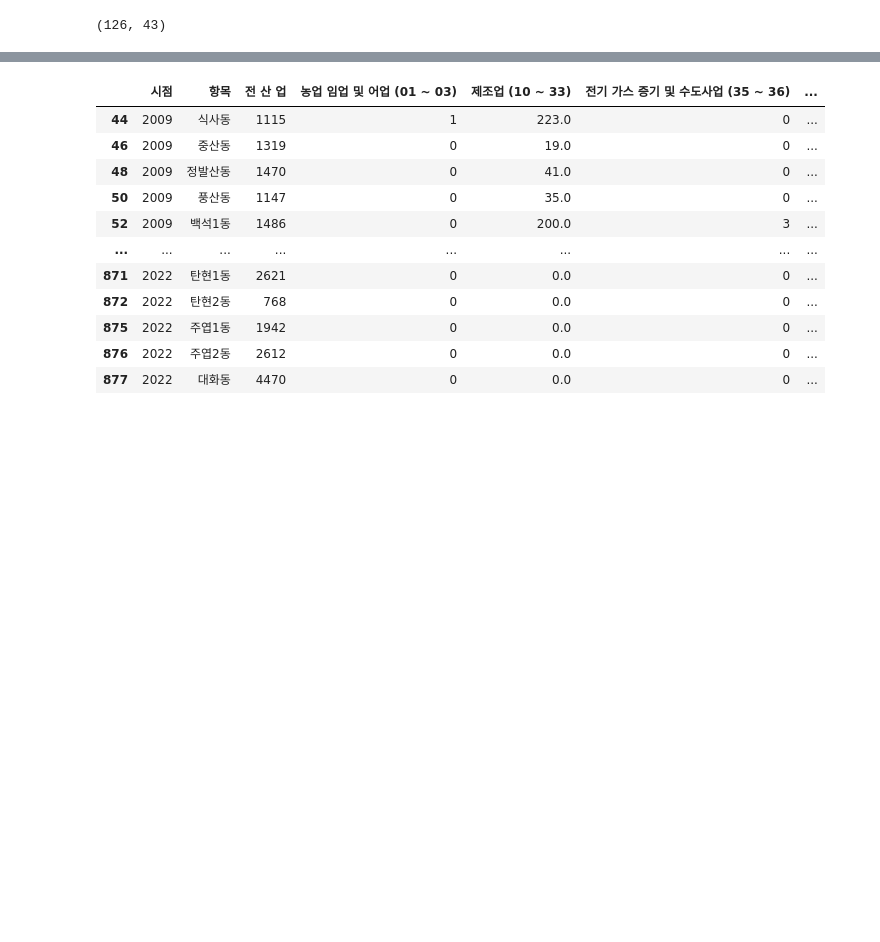
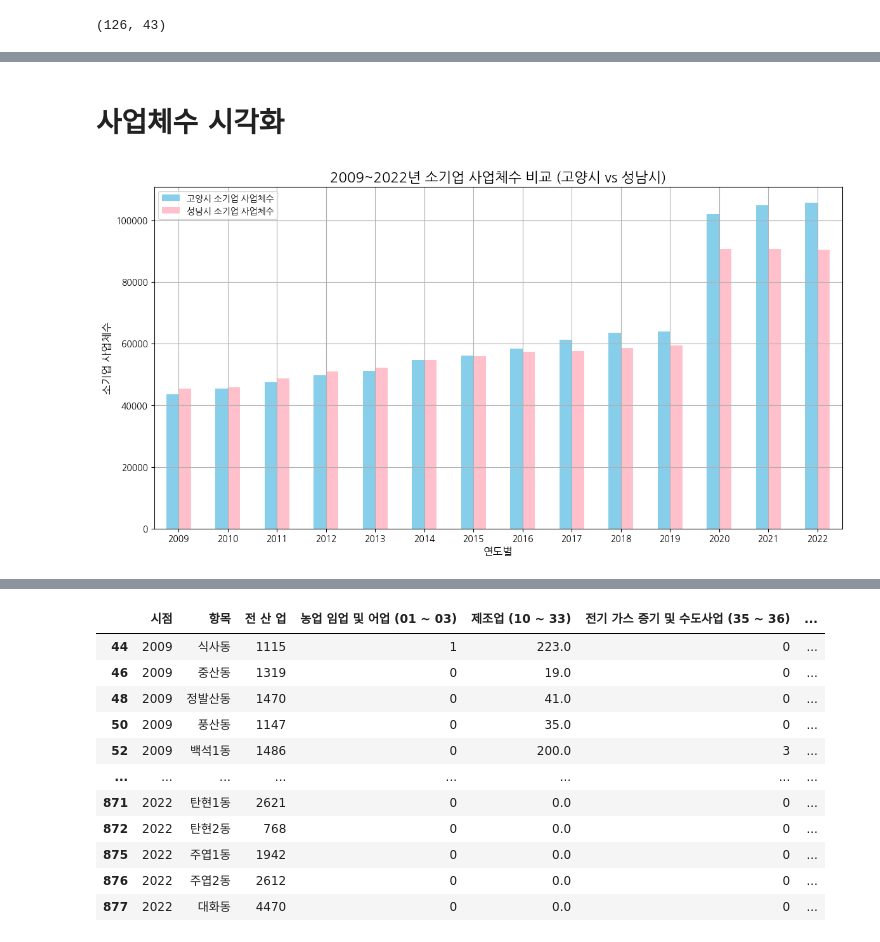
Before and after one commit to SnapishAgent/Ilsan-Investment-Insight, a Jupyter notebook: 일자리/사업체조사/고양시 산업체/goyang_work_data.ipynb, the cells around one changed output, grey strips where cells are left out. Saved outputs shown, nothing was run; the diff lists cells and outputs as text; code cells hidden in the pictures; blank space fills up the shorter version.

```diff
--- a/일자리/사업체조사/고양시 산업체/goyang_work_data.ipynb
+++ b/일자리/사업체조사/고양시 산업체/goyang_work_data.ipynb
@@ -17,20 +19,20 @@ filter_items = ['종사자규모별-1~4명[사업체수]','-5~9명[사업체수]
                 '-1000명이상[사업체수] (개)']
 
 # 데이터프레임 필터링
-df_merged.replace('-', 0, inplace=True)
-filtered_df = df_merged[df_merged['항목'].isin(filter_items)].fillna(0)
+goyang_dfs_merged.replace('-', 0, inplace=True)
+goyang_filtered_df = goyang_dfs_merged[goyang_dfs_merged['항목'].isin(filter_items)].fillna(0)
 
 # Remove '-' and '[사업체수]' and '(개)' from '항목' column
-filtered_df['항목'] = filtered_df['항목'].str.replace('-', '', regex=False)
-filtered_df['항목'] = filtered_df['항목'].str.replace('[사업체수]', '', regex=False)
-filtered_df['항목'] = filtered_df['항목'].str.replace('(개)', '', regex=False)
-filtered_df['항목'] = filtered_df['항목'].str.replace('종사자규모별', '', regex=False)
-filtered_df['항목'] = filtered_df['항목'].str.replace('1000명시상', '1000명이상', regex=False)
-filtered_df['항목'] = filtered_df['항목'].str.replace(' ', '', regex=False)
+goyang_filtered_df['항목'] = goyang_filtered_df['항목'].str.replace('-', '', regex=False)
+goyang_filtered_df['항목'] = goyang_filtered_df['항목'].str.replace('[사업체수]', '', regex=False)
+goyang_filtered_df['항목'] = goyang_filtered_df['항목'].str.replace('(개)', '', regex=False)
+goyang_filtered_df['항목'] = goyang_filtered_df['항목'].str.replace('종사자규모별', '', regex=False)
+goyang_filtered_df['항목'] = goyang_filtered_df['항목'].str.replace('1000명시상', '1000명이상', regex=False)
+goyang_filtered_df['항목'] = goyang_filtered_df['항목'].str.replace(' ', '', regex=False)
 
 # 필터링된 데이터프레임 출력
-display(filtered_df)
-display(filtered_df.shape)
+display(goyang_filtered_df)
+display(goyang_filtered_df.shape)
 # %% [output]
 |  | 시점 | 항목 | 전 산 업 | 농업 임업 및 어업 (01 ~ 03) | 제조업 (10 ~ 33) | 전기 가스 증기 및 수도사업 (35 ~ 36) | ... |
 | 18 | 2009 | 1~4명 | 37711 | 4 | 2235 | 0 | ... |
@@ -106,0 +243,32 @@ plt.show()
+# %% [markdown]
+# 사업체수 시각화
+# %%
+import matplotlib.pyplot as plt
+from matplotlib.font_manager import FontProperties
+
+fontprop = FontProperties(fname='NanumGothic.ttf')
+
+# Ensure the indices are of the same type
+goyang_company_size_sum.index = goyang_company_size_sum.index.astype(str)
+seongnam_company_size_sum.index = seongnam_company_size_sum.index.astype(str)
+
+# 고양시와 성남시의 소기업 사업체수 비교를 위한 데이터프레임 생성
+comparison_df = pd.DataFrame({
+    '시점': goyang_company_size_sum.index,
+    '고양시 소기업 사업체수': goyang_company_size_sum['소기업 사업체수'],
+    '성남시 소기업 사업체수': seongnam_company_size_sum['소기업 사업체수']
+}).set_index('시점')
+
+# 막대 그래프 그리기
+comparison_df.plot(kind='bar', figsize=(14, 7), color=['skyblue', 'pink'])
+
+plt.title('2009~2022년 소기업 사업체수 비교 (고양시 vs 성남시)', fontproperties=fontprop, fontsize=16)
+plt.xlabel('연도별', fontproperties=fontprop, fontsize=12)
+plt.ylabel('소기업 사업체수', fontproperties=fontprop, fontsize=12)
+plt.xticks(fontproperties=fontprop, rotation=0)
+plt.yticks(fontproperties=fontprop)
+plt.legend(loc='best', prop=fontprop)
+plt.grid(True)
+plt.show()
+# %% [output]
+[figure, added]
```
Also changed, not shown: parts of 13 cells of this notebook, 3 other files.
